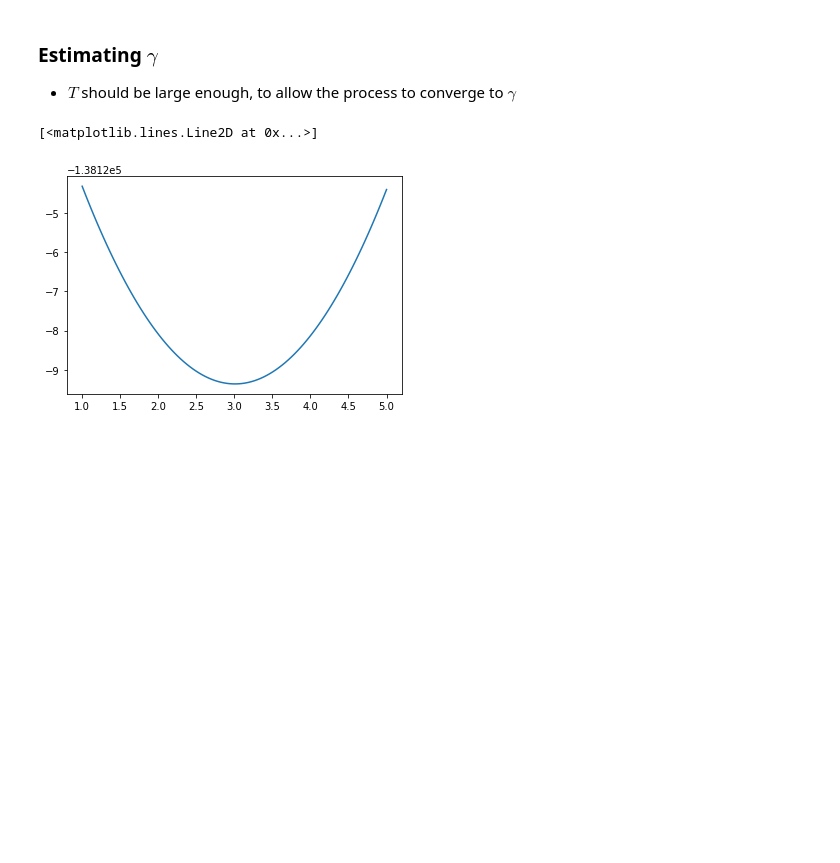
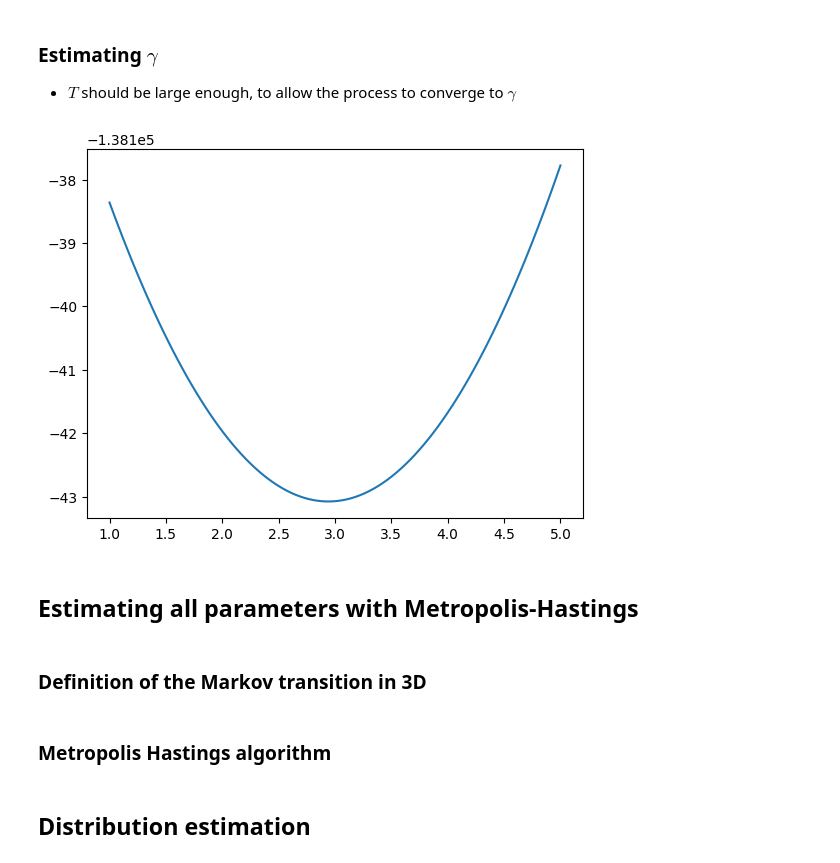
Before and after one commit to DiorAdama/MCMC, a Jupyter notebook: OU-likelihood/OU_mcmc.ipynb, the cells around one changed output. Cells and saved outputs as stored; diff of their text form; code cells hidden in the pictures; blank space fills up the shorter version.

```diff
--- a/OU-likelihood/OU_mcmc.ipynb
+++ b/OU-likelihood/OU_mcmc.ipynb
@@ -50,0 +53,14 @@ def likelihood(T, N, alpha, beta, gamma, path):
+# %%
+class OU_Parameters:
+    def __init__(self,alpha,beta,gamma) -> None:
+        self.alpha=alpha
+        self.beta=beta
+        self.gamma=gamma
+
+    def __str__(self) -> str:
+        s ='\n==== OU Parameters ====\n'
+        s+='   alpha : '+str(self.alpha)+'\n'
+        s+='   beta  : '+str(self.beta)+'\n'
+        s+='   gamma : '+str(self.gamma)+'\n'
+        s+='==== OU Parameters ====\n'+'\n'
+        return s
@@ -51,3 +78,15 @@ def likelihood(T, N, alpha, beta, gamma, path):
+# %%
+def estimation_plot(T,N,x0,params,traceParams,paramToPlot):
+    path = OU_process(T, N, x0, params.alpha, params.beta, params.gamma)
+
+    if paramToPlot == 'alpha':
+        NLL = likelihood(T, N, traceParams, params.beta, params.gamma, path)
+    elif paramToPlot == 'beta':
+        NLL = likelihood(T, N, params.alpha, traceParams, params.gamma, path)
+    elif paramToPlot == 'gamma':
+        NLL = likelihood(T, N, params.alpha, params.beta, traceParams, path)
+
+    plt.plot(traceParams, NLL)
 # %% [markdown]
 ### Estimating $\alpha$
 + $x_0$ should be far from $\gamma$
@@ -94,19 +119,17 @@ plt.plot(betas, NLL)
 ### Estimating $\gamma$
 + $T$ should be large enough, to allow the process to converge to $\gamma$
 # %%
-T = 1000
-N = 100000
-x0 = 0
-alpha = 0.05
-beta = 1
 gamma = 3
-
-path = OU_process(T, N, x0, alpha, beta, gamma)
-gammas = np.linspace(gamma-2, gamma+2, 100)
-
-NLL = likelihood(T, N, alpha, beta, gammas, path)
-
-plt.plot(gammas, NLL)
+estimation_plot(
+    T = 1000,
+    N = 100000,
+    x0 = 0,
+    params = OU_Parameters(alpha=0.05,beta = 1,gamma = gamma),
+    traceParams = np.linspace(gamma-2, gamma+2, 100),
+    paramToPlot='gamma')
 # %% [output]
-[<matplotlib.lines.Line2D at 0x...>]
-[figure, old version]
+[figure, new version]
+# %% [markdown]
+## Estimating all parameters with Metropolis-Hastings
+# %% [markdown]
+### Definition of the Markov transition in 3D
@@ -112,0 +146,2 @@ plt.plot(gammas, NLL)
+# %% [markdown]
+### Metropolis Hastings algorithm
@@ -112,0 +179,2 @@ plt.plot(gammas, NLL)
+# %% [markdown]
+## Distribution estimation
```
Also changed, not shown: parts of 13 cells of this notebook, 1 other file.
